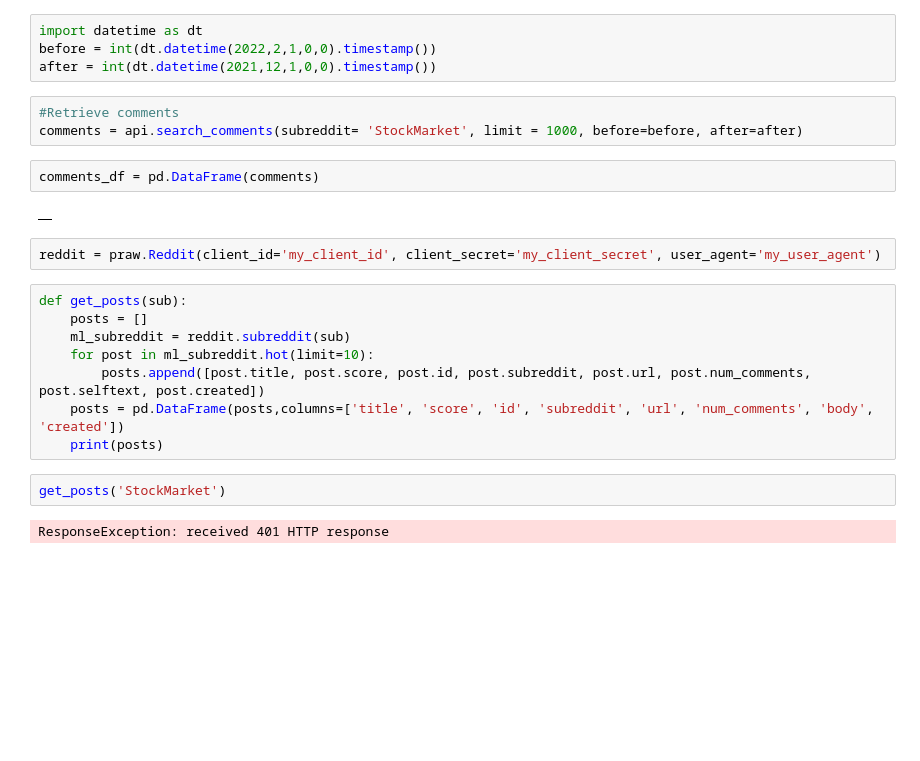
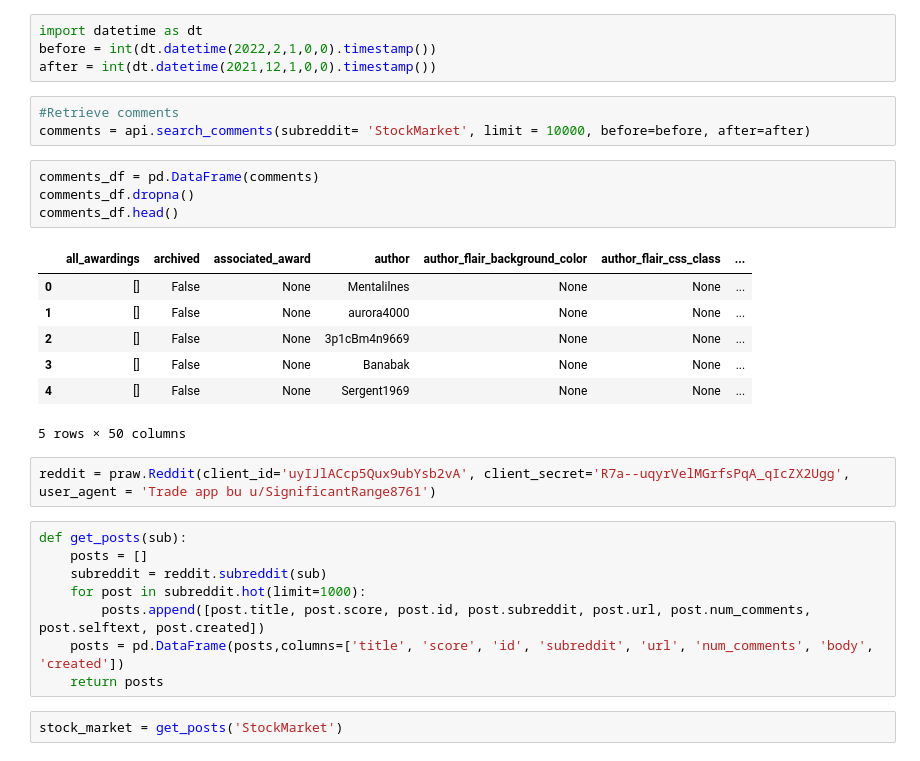
Before and after one commit to JoeHGeoghegan/P2G2-ProjectGit, a Jupyter notebook: Notebooks/Krista.ipynb, the cells around one changed output. Drawn from its saved outputs; the diff is of its cells as text; blank space fills up the shorter version.

```diff
--- a/Notebooks/Krista.ipynb
+++ b/Notebooks/Krista.ipynb
@@ -169,22 +169,28 @@ before = int(dt.datetime(2022,2,1,0,0).timestamp())
 after = int(dt.datetime(2021,12,1,0,0).timestamp())
 # %%
 #Retrieve comments
-comments = api.search_comments(subreddit= 'StockMarket', limit = 1000, before=before, after=after)
+comments = api.search_comments(subreddit= 'StockMarket', limit = 10000, before=before, after=after)
 # %%
 comments_df = pd.DataFrame(comments)
+comments_df.dropna()
+comments_df.head()
 # %% [output]
-|  |
+|  | all_awardings | archived | associated_award | author | author_flair_background_color | author_flair_css_class | ... |
+| 0 | [] | False | None | Mentalilnes | None | None | ... |
+| 1 | [] | False | None | aurora4000 | None | None | ... |
+| 2 | [] | False | None | 3p1cBm4n9669 | None | None | ... |
+| 3 | [] | False | None | Banabak | None | None | ... |
+| 4 | [] | False | None | Sergent1969 | None | None | ... |
+5 rows × 50 columns
 # %%
-reddit = praw.Reddit(client_id='my_client_id', client_secret='my_client_secret', user_agent='my_user_agent')
+reddit = praw.Reddit(client_id='uyIJlACcp5Qux9ubYsb2vA', client_secret='R7a--uqyrVelMGrfsPqA_qIcZX2Ugg', user_agent = 'Trade app bu u/SignificantRange8761')
 # %%
 def get_posts(sub):
     posts = []
-    ml_subreddit = reddit.subreddit(sub)
-    for post in ml_subreddit.hot(limit=10):
+    subreddit = reddit.subreddit(sub)
+    for post in subreddit.hot(limit=1000):
         posts.append([post.title, post.score, post.id, post.subreddit, post.url, post.num_comments, post.selftext, post.created])
     posts = pd.DataFrame(posts,columns=['title', 'score', 'id', 'subreddit', 'url', 'num_comments', 'body', 'created'])
-    print(posts)
+    return posts
-# %%
-get_posts('StockMarket')
-# %% [output]
-ResponseException: received 401 HTTP response
+# %%
+stock_market = get_posts('StockMarket')
```
Also changed, not shown: parts of 5 cells of this notebook, 3 other files.
